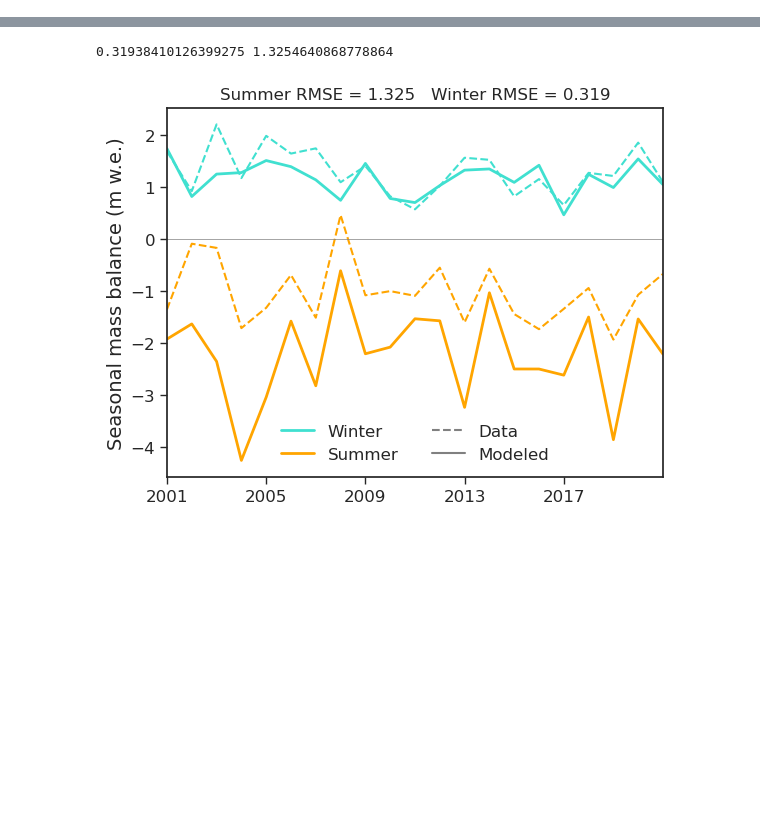
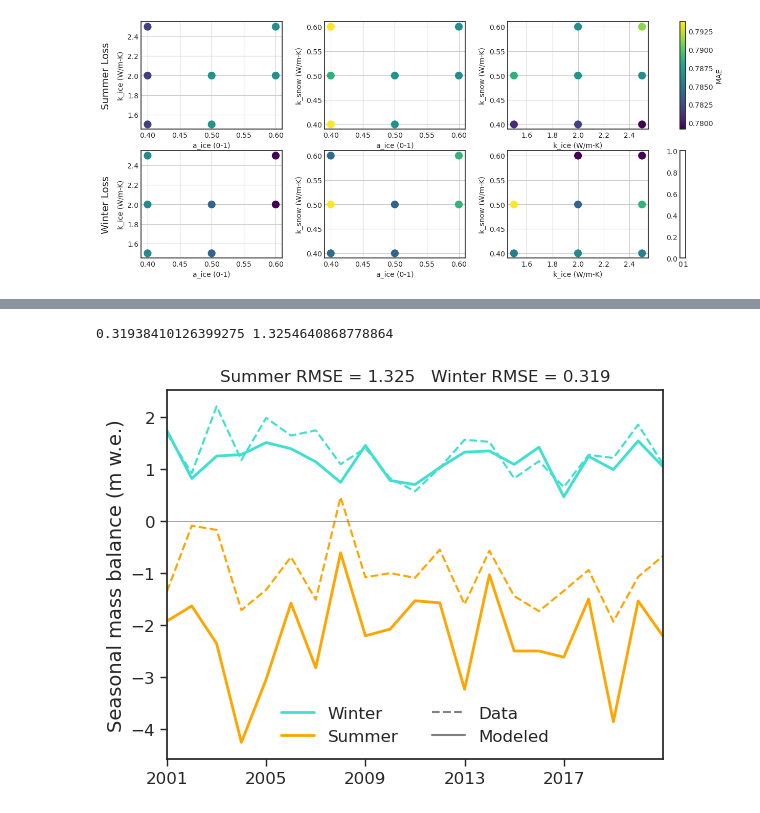
Before and after one commit to clairevwilson/PyGEM-EB, a Jupyter notebook: calibration_plotting.ipynb, the cells around one changed output, grey strips where cells are left out. Saved outputs shown, nothing was run; the diff lists cells and outputs as text; code cells hidden in the pictures; blank space fills up the shorter version.

```diff
--- a/calibration_plotting.ipynb
+++ b/calibration_plotting.ipynb
@@ -13,7 +16,7 @@ data_fp = '/home/claire/research/MB_data/Gulkana/Input_Gulkana_Glaciological_Dat
 path_out = '/home/claire/research/Output/calibration/09_17/'
 plot_site = 'AB'
 aa = [0.4,0.5,0.6]
-kkii = [1.5,2,2.5]
+kkii = [1.5,2.0,2.5]
 kkss = [0.4,0.5,0.6]
 params = np.array([aa,kkii,kkss])
 winter_result = np.ones((3,len(aa),len(kkii),len(kkss)))
@@ -35,8 +38,8 @@ for i,a_ice in enumerate(aa):
                     winter_result[s,i,j,k] = winter
                     summer_result[s,i,j,k] = summer
                 except:
-                    winter_result[s,i,j,k] = winter*1e6
-                    summer_result[s,i,j,k] = summer*1e6
+                    winter_result[s,i,j,k] = np.nan
+                    summer_result[s,i,j,k] = np.nan
                     print(fn+' does not exist')
             site_avg_winter[i,j,k] = np.mean(winter_result[:,i,j,k])
             site_avg_summer[i,j,k] = np.mean(summer_result[:,i,j,k])
@@ -45,9 +48,15 @@ best_summer = np.argmin(site_avg_summer)
 
 print(f'Best winter run for was '+label[best_winter])
 print(f'Best summer run for was '+label[best_summer])
-ds = xr.open_dataset(label[best_summer])
-fig,ax = seasonal_mass_balance(data_fp,ds,site=plot_site,plot=True)
-fig.suptitle(f'Best summer run between all sites, at site {plot_site}')
-plt.savefig('/home/claire/research/Output/calibration/best_summer.png',dpi=200)
+
+# ds = xr.open_dataset(label[best_summer])
+# fig,ax = seasonal_mass_balance(data_fp,ds,site=plot_site,plot=True)
+# fig.suptitle(f'Best summer run between all sites, at site {plot_site}')
+# plt.savefig(f'/home/claire/research/Output/calibration/best_summer_{plot_site}.png',dpi=200)
+
+# ds = xr.open_dataset(label[best_winter])
+# fig,ax = seasonal_mass_balance(data_fp,ds,site=plot_site,plot=True)
+# fig.suptitle(f'Best winter run between all sites, at site {plot_site}')
+# plt.savefig(f'/home/claire/research/Output/calibration/best_winter_{plot_site}.png',dpi=200)
 # %% [output]
        kice: 1.5    ksnow: 0.4    aice: 0.4
@@ -70,0 +79,67 @@ Best summer run for was /home/claire/research/Output/calibration/09_17/kice1.5_k
+# %%
+fig = plt.figure(figsize=(16, 6))
+gs = fig.add_gridspec(2,3, wspace=0.3)
+# Normalize RMSE values across all three plots for shared colorbar
+all_summer = site_avg_summer[~np.isnan(site_avg_summer)].flatten()
+all_winter = site_avg_winter[~np.isnan(site_avg_winter)].flatten()
+norm_summer = plt.Normalize(vmin=np.min(all_summer), vmax=np.max(all_summer))
+norm_winter = plt.Normalize(vmin=np.min(all_winter), vmax=np.max(all_winter))
+
+# Create the scatter plots
+ax1 = fig.add_subplot(gs[0,0])
+x,y = np.meshgrid(aa,kkii)
+sc1 = ax1.scatter(x,y, c=site_avg_summer[:,:,1], cmap='viridis', s=100,norm=norm_summer)
+ax1.set_xlabel('a_ice (0-1)')
+ax1.set_ylabel('k_ice (W/m-K)')
+ax1.text(-0.25,0.5,'Summer Loss',fontsize=14,ha='center', va='center', rotation='vertical', transform=ax1.transAxes)
+ax1.grid(True)
+
+ax2 = fig.add_subplot(gs[0,1])
+x,y = np.meshgrid(aa,kkss)
+sc2 = ax2.scatter(x,y, c=site_avg_summer[:,1,:], cmap='viridis', s=100,norm=norm_summer)
+ax2.set_xlabel('a_ice (0-1)')
+ax2.set_ylabel('k_snow (W/m-K)')
+ax2.grid(True)
+
+ax3 = fig.add_subplot(gs[0,2])
+x,y = np.meshgrid(kkii,kkss)
+sc3 = ax3.scatter(x,y, c=site_avg_summer[1,:,:], cmap='viridis', s=100,norm=norm_summer)
+ax3.set_xlabel('k_ice (W/m-K)')
+ax3.set_ylabel('k_snow (W/m-K)')
+ax3.grid(True)
+
+ax4 = fig.add_subplot(gs[1,0])
+x,y = np.meshgrid(aa,kkii)
+sc4 = ax4.scatter(x,y, c=site_avg_winter[:,:,1], cmap='viridis', s=100,norm=norm_winter)
+ax4.set_xlabel('a_ice (0-1)')
+ax4.text(-0.25,0.5,'Winter Loss',fontsize=14,ha='center', va='center', rotation='vertical', transform=ax4.transAxes)
+ax4.set_ylabel('k_ice (W/m-K)')
+ax4.set_xticks(aa)
+ax4.set_yticks(kkii)
+ax4.grid(True)
+
+ax5 = fig.add_subplot(gs[1,1])
+x,y = np.meshgrid(aa,kkss)
+sc2 = ax5.scatter(x,y, c=site_avg_winter[:,1,:], cmap='viridis', s=100,norm=norm_winter)
+ax5.set_xlabel('a_ice (0-1)')
+ax5.set_ylabel('k_snow (W/m-K)')
+ax5.set_xticks(aa)
+ax5.set_yticks(kkss)
+ax5.grid(True)
+
+ax6 = fig.add_subplot(gs[1,2])
+x,y = np.meshgrid(kkii,kkss)
+sc3 = ax6.scatter(x,y, c=site_avg_winter[1,:,:], cmap='viridis', s=100, norm=norm_winter)
+ax6.set_xlabel('k_ice (W/m-K)')
+ax6.set_ylabel('k_snow (W/m-K)')
+ax6.set_xticks(kkii)
+ax6.set_yticks(kkss)
+ax6.grid(True)
+
+# Add a common colorbar for all scatter plots
+cbar = fig.colorbar(mpl.cm.ScalarMappable(norm=norm_summer, cmap='viridis'), ax=[ax1, ax2, ax3], orientation='vertical')
+cbar.set_label('MAE')
+
+cbar = fig.colorbar(mpl.cm.ScalarMappable(norm=norm_winter, cmap='viridis'), ax=[ax4, ax5, ax6], orientation='vertical')
+cbar.set_label('MAE')
+# %% [output]
@@ -70,0 +147 @@ Best summer run for was /home/claire/research/Output/calibration/09_17/kice1.5_k
+[figure, added]
```
Also changed, not shown: parts of 5 cells of this notebook, 6 other files.
